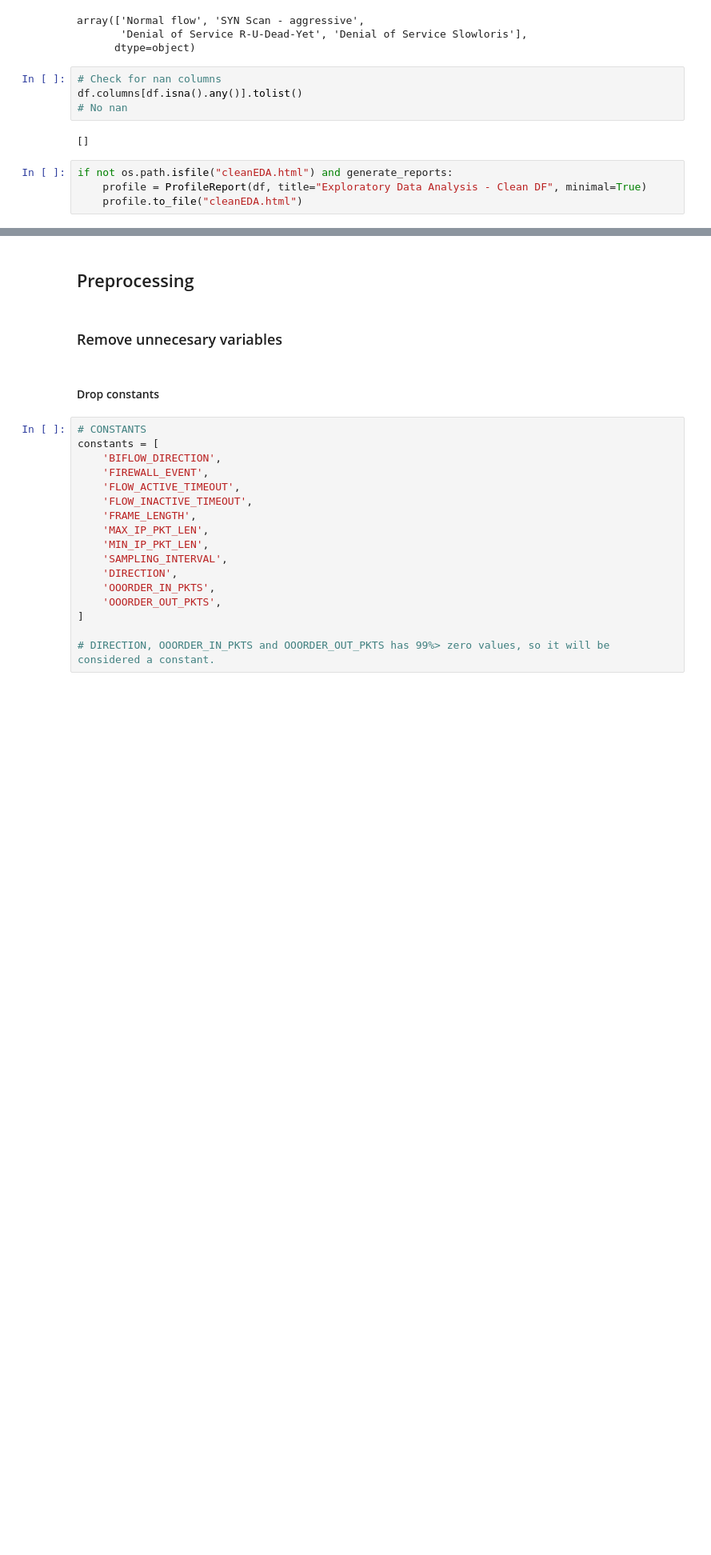
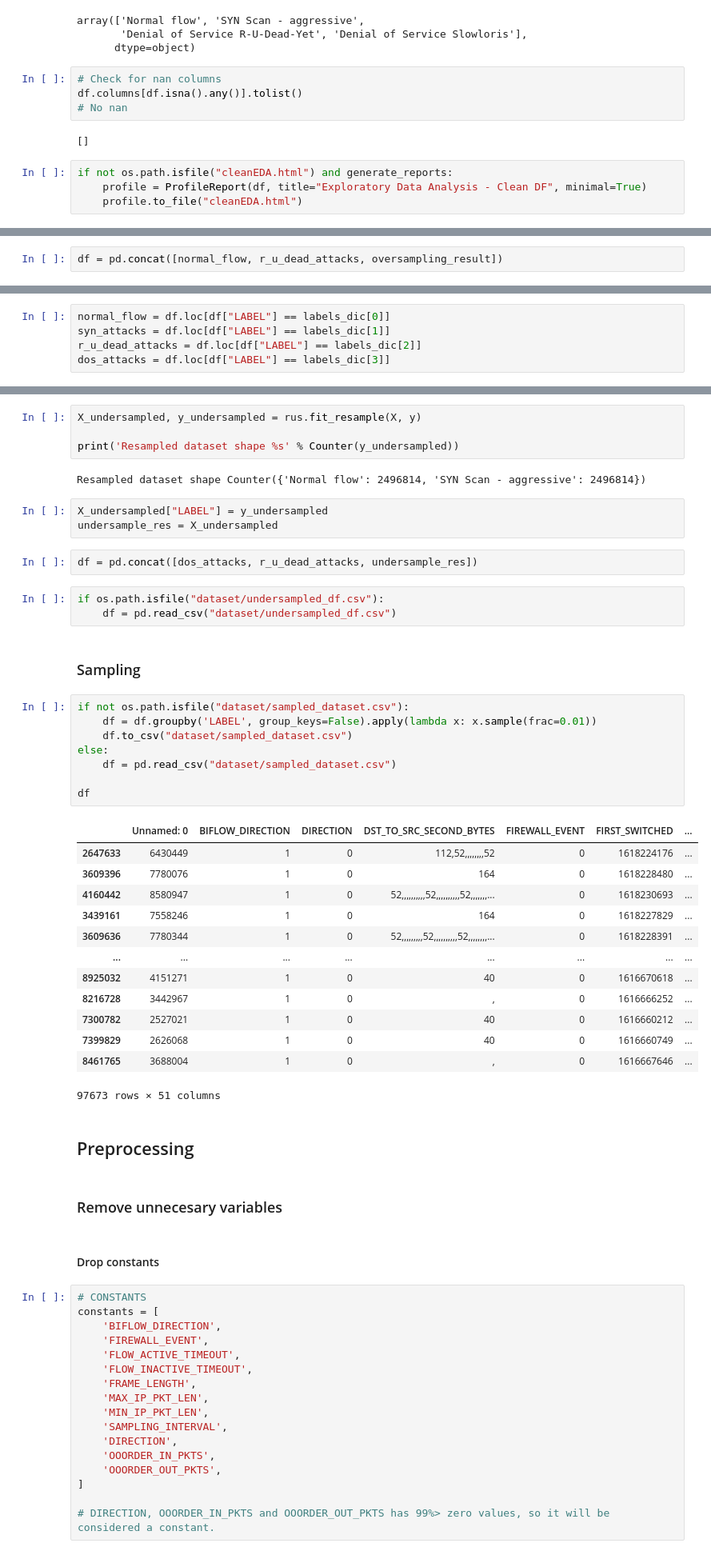
Before and after one commit to DouglasDL28/attack-detection, a Jupyter notebook: preprocessing.ipynb, the cells around one changed output, grey strips where cells are left out. Shown at 80% size. Cells and saved outputs as stored; diff of their text form; blank space fills up the shorter version.

Commit message:
Sampling in preprocessing

```diff
--- a/preprocessing.ipynb
+++ b/preprocessing.ipynb
@@ -128,0 +150,2 @@ if not os.path.isfile("cleanEDA.html") and generate_reports:
+# %%
+df = pd.concat([normal_flow, r_u_dead_attacks, oversampling_result])
@@ -128,0 +156,5 @@ if not os.path.isfile("cleanEDA.html") and generate_reports:
+# %%
+normal_flow = df.loc[df["LABEL"] == labels_dic[0]]
+syn_attacks = df.loc[df["LABEL"] == labels_dic[1]]
+r_u_dead_attacks = df.loc[df["LABEL"] == labels_dic[2]]
+dos_attacks = df.loc[df["LABEL"] == labels_dic[3]]
@@ -129,3 +168,41 @@ if not os.path.isfile("cleanEDA.html") and generate_reports:
+# %%
+X_undersampled, y_undersampled = rus.fit_resample(X, y)
+
+print('Resampled dataset shape %s' % Counter(y_undersampled))
+# %% [output]
+Resampled dataset shape Counter({'Normal flow': 2496814, 'SYN Scan - aggressive': 2496814})
+# %%
+X_undersampled["LABEL"] = y_undersampled
+undersample_res = X_undersampled
+# %%
+df = pd.concat([dos_attacks, r_u_dead_attacks, undersample_res])
+# %%
+if os.path.isfile("dataset/undersampled_df.csv"):
+    df = pd.read_csv("dataset/undersampled_df.csv")
+# %% [markdown]
+### Sampling
+# %%
+if not os.path.isfile("dataset/sampled_dataset.csv"):
+    df = df.groupby('LABEL', group_keys=False).apply(lambda x: x.sample(frac=0.01))
+    df.to_csv("dataset/sampled_dataset.csv")
+else:
+    df = pd.read_csv("dataset/sampled_dataset.csv")
+
+df
+# %% [output]
+|  | Unnamed: 0 | BIFLOW_DIRECTION | DIRECTION | DST_TO_SRC_SECOND_BYTES | FIREWALL_EVENT | FIRST_SWITCHED | ... |
+| 2647633 | 6430449 | 1 | 0 | 112,52,,,,,,,,52 | 0 | 1618224176 | ... |
+| 3609396 | 7780076 | 1 | 0 | 164 | 0 | 1618228480 | ... |
+| 4160442 | 8580947 | 1 | 0 | 52,,,,,,,,,,52,,,,,,,,,,52,,,,,,,... | 0 | 1618230693 | ... |
+| 3439161 | 7558246 | 1 | 0 | 164 | 0 | 1618227829 | ... |
+| 3609636 | 7780344 | 1 | 0 | 52,,,,,,,,,52,,,,,,,,,,52,,,,,,,,... | 0 | 1618228391 | ... |
+| ... | ... | ... | ... | ... | ... | ... | ... |
+| 8925032 | 4151271 | 1 | 0 | 40 | 0 | 1616670618 | ... |
+| 8216728 | 3442967 | 1 | 0 | , | 0 | 1616666252 | ... |
+| 7300782 | 2527021 | 1 | 0 | 40 | 0 | 1616660212 | ... |
+| 7399829 | 2626068 | 1 | 0 | 40 | 0 | 1616660749 | ... |
+| 8461765 | 3688004 | 1 | 0 | , | 0 | 1616667646 | ... |
+97673 rows × 51 columns
 # %% [markdown]
 ## Preprocessing
 # %% [markdown]
```
Also changed, not shown: parts of 53 cells of this notebook, 1 other file.
